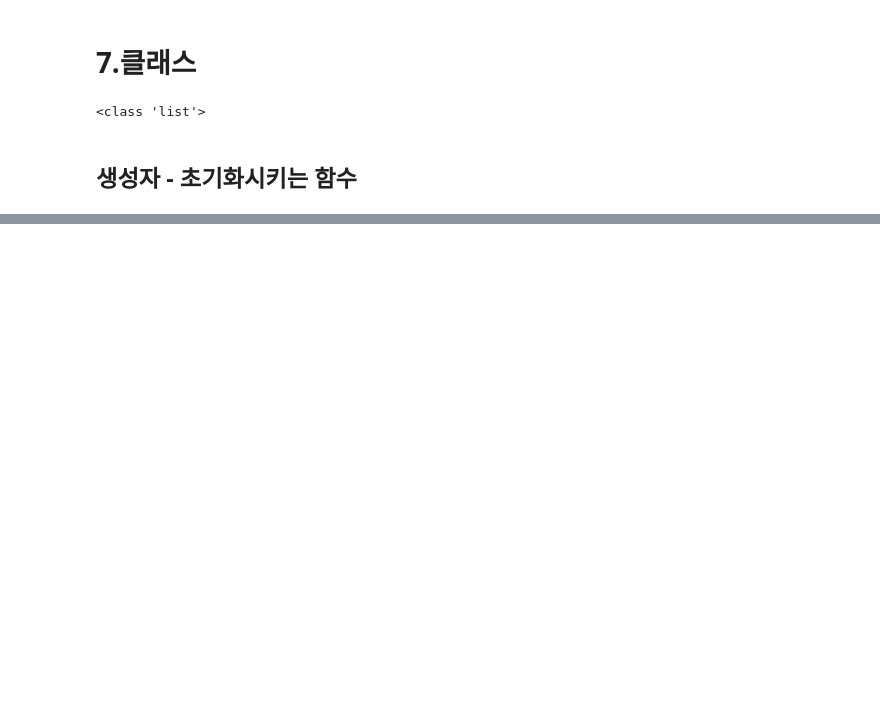
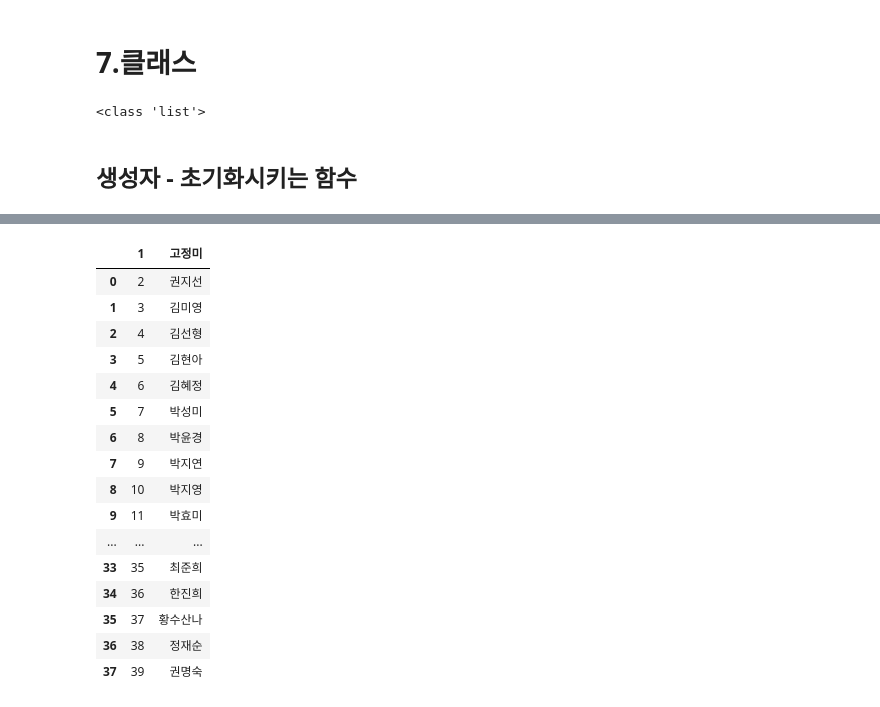
Before and after one commit to harujem/dataAnalysis, a Jupyter notebook: 7일차_파이썬기초_클래스.ipynb, the cells around one changed output, grey strips where cells are left out. Cells and saved outputs as stored; diff of their text form; code cells hidden in the pictures; blank space fills up the shorter version.

```diff
--- a/7일차_파이썬기초_클래스.ipynb
+++ b/7일차_파이썬기초_클래스.ipynb
@@ -25,0 +89,22 @@ class Car:
+# %%
+import pandas as pd
+df = pd.read_csv("./members.txt")
+df
+# %% [output]
+|  | 1 | 고정미 |
+| 0 | 2 | 권지선 |
+| 1 | 3 | 김미영 |
+| 2 | 4 | 김선형 |
+| 3 | 5 | 김현아 |
+| 4 | 6 | 김혜정 |
+| 5 | 7 | 박성미 |
+| 6 | 8 | 박윤경 |
+| 7 | 9 | 박지연 |
+| 8 | 10 | 박지영 |
+| 9 | 11 | 박효미 |
+| ... | ... | ... |
+| 33 | 35 | 최준희 |
+| 34 | 36 | 한진희 |
+| 35 | 37 | 황수산나 |
+| 36 | 38 | 정재순 |
+| 37 | 39 | 권명숙 |
```
Also changed, not shown: parts of 5 cells of this notebook.
